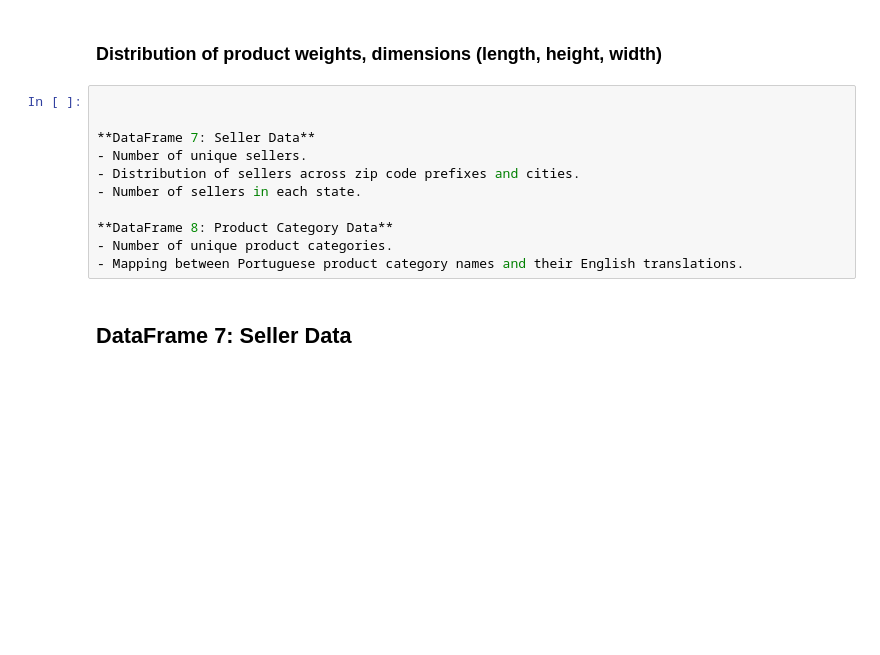
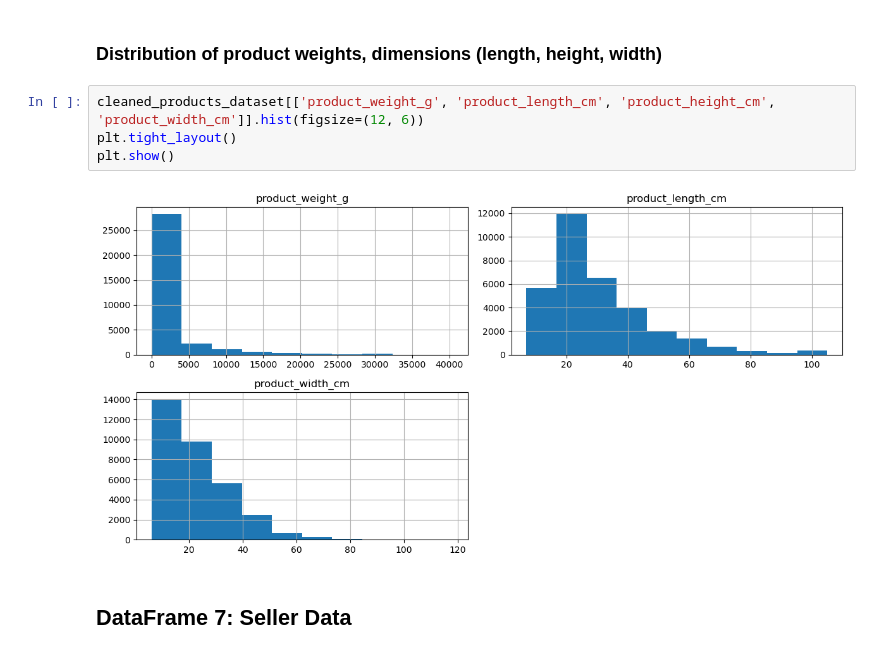
Before and after one commit to MaxLopezSalgado/brazilian_e-commerce, a Jupyter notebook: EDA/EDA.ipynb, the cells around one changed output. Cells and saved outputs as stored; diff of their text form; blank space fills up the shorter version.

Commit message:
performed eda in the 6th dataset

```diff
--- a/EDA/EDA.ipynb
+++ b/EDA/EDA.ipynb
@@ -646,16 +705,11 @@ cleaned_products_dataset
 # %% [markdown]
 ### Distribution of product weights, dimensions (length, height, width)
-# %%
-
-
-**DataFrame 7: Seller Data**
-- Number of unique sellers.
-- Distribution of sellers across zip code prefixes and cities.
-- Number of sellers in each state.
-
-**DataFrame 8: Product Category Data**
-- Number of unique product categories.
-- Mapping between Portuguese product category names and their English translations.
+# %%
+cleaned_products_dataset[['product_weight_g', 'product_length_cm', 'product_height_cm', 'product_width_cm']].hist(figsize=(12, 6))
+plt.tight_layout()
+plt.show()
+# %% [output]
+[figure, added]
 # %% [markdown]
 ## DataFrame 7: Seller Data
 # %%
```
Also changed, not shown: parts of 5 cells of this notebook.
